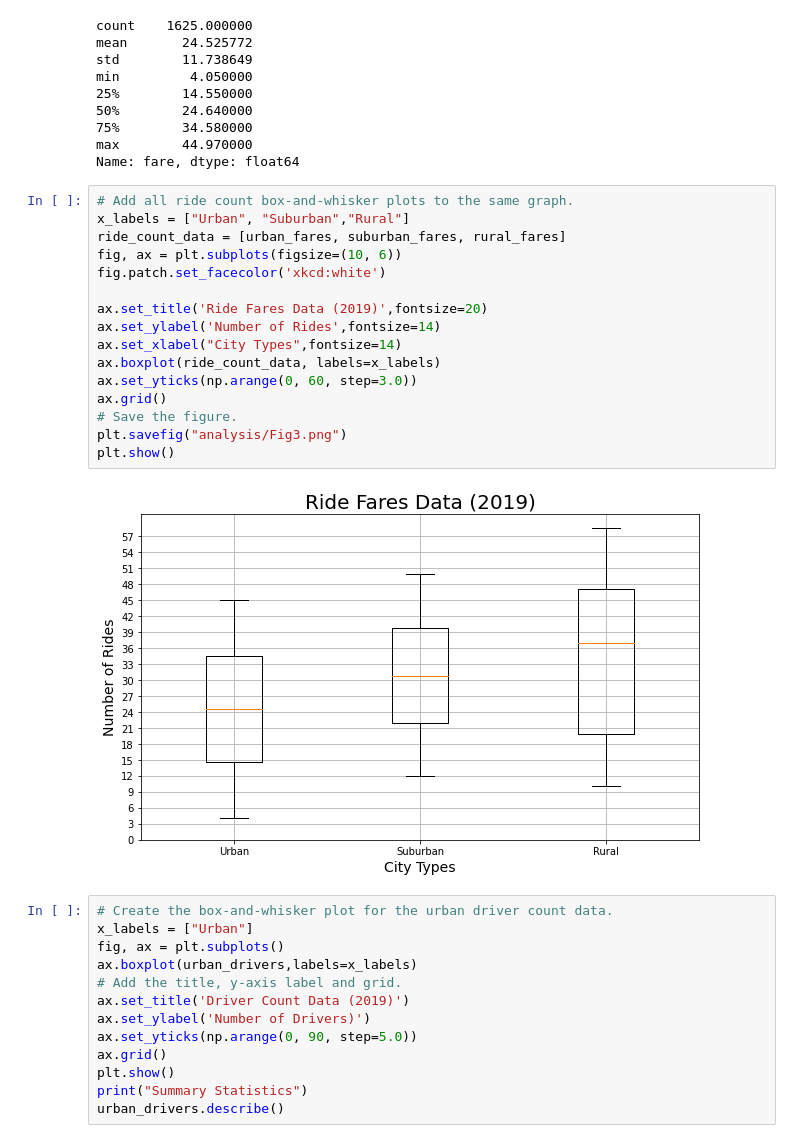
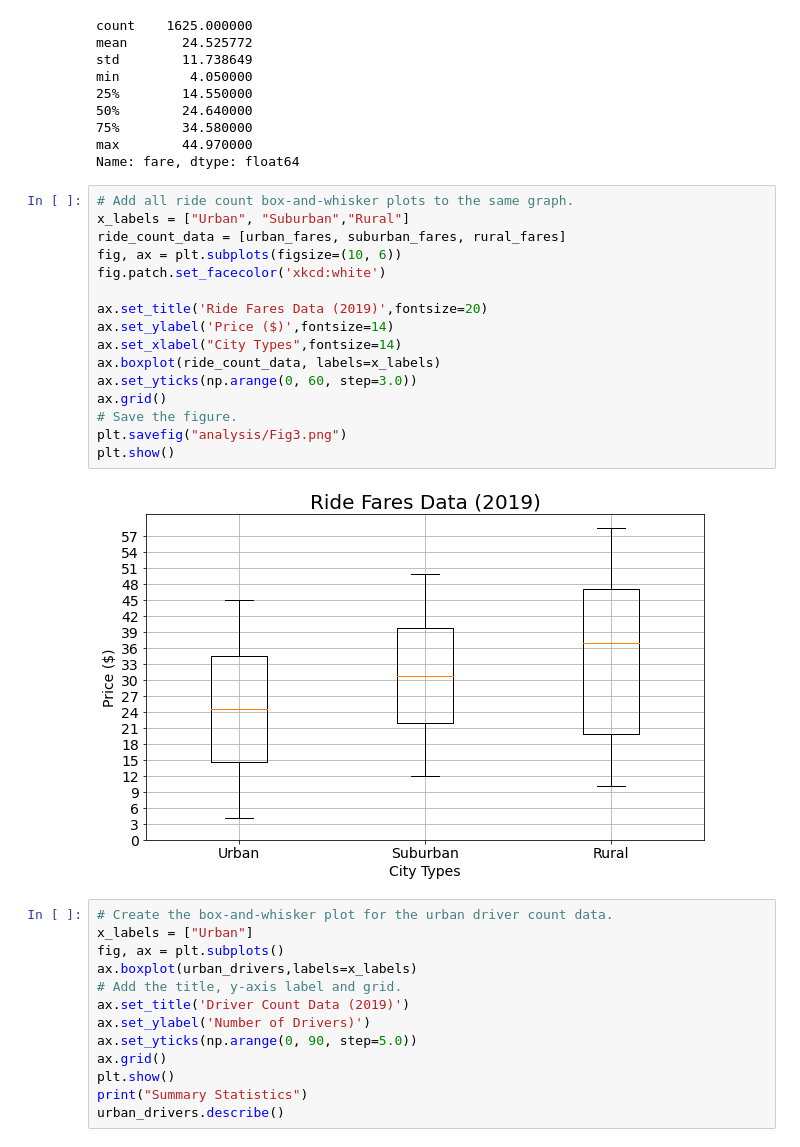
Before and after one commit to poboisvert/PyBer, a Jupyter notebook: PyBer.ipynb, the cells around one changed output. Saved outputs shown, nothing was run; the diff lists cells and outputs as text.

```diff
--- a/PyBer.ipynb
+++ b/PyBer.ipynb
@@ -671,21 +671,21 @@ Name: fare, dtype: float64
 # %%
 # Add all ride count box-and-whisker plots to the same graph.
 x_labels = ["Urban", "Suburban","Rural"]
 ride_count_data = [urban_fares, suburban_fares, rural_fares]
 fig, ax = plt.subplots(figsize=(10, 6))
 fig.patch.set_facecolor('xkcd:white')
 
 ax.set_title('Ride Fares Data (2019)',fontsize=20)
-ax.set_ylabel('Number of Rides',fontsize=14)
+ax.set_ylabel('Price ($)',fontsize=14)
 ax.set_xlabel("City Types",fontsize=14)
 ax.boxplot(ride_count_data, labels=x_labels)
 ax.set_yticks(np.arange(0, 60, step=3.0))
 ax.grid()
 # Save the figure.
 plt.savefig("analysis/Fig3.png")
 plt.show()
 # %% [output]
-[figure, old version]
+[figure, new version]
 # %%
 # Create the box-and-whisker plot for the urban driver count data.
 x_labels = ["Urban"]
```
Also changed, not shown: parts of 5 cells of this notebook, 1 other file.
